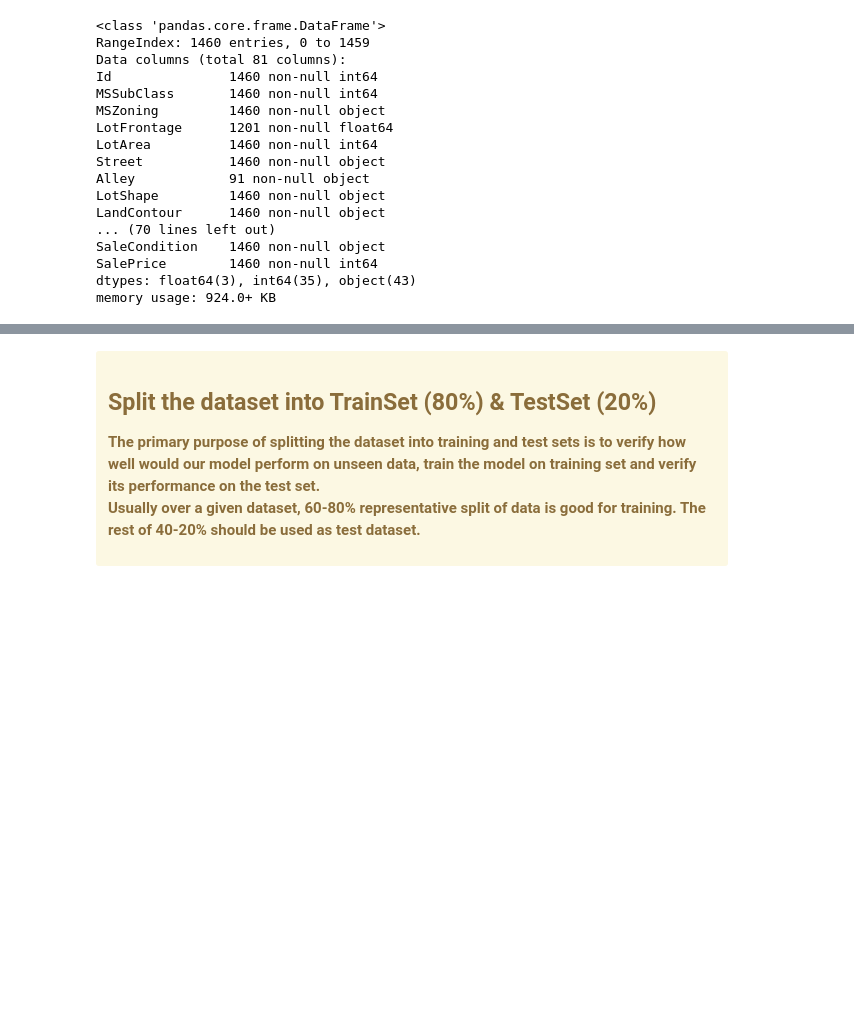
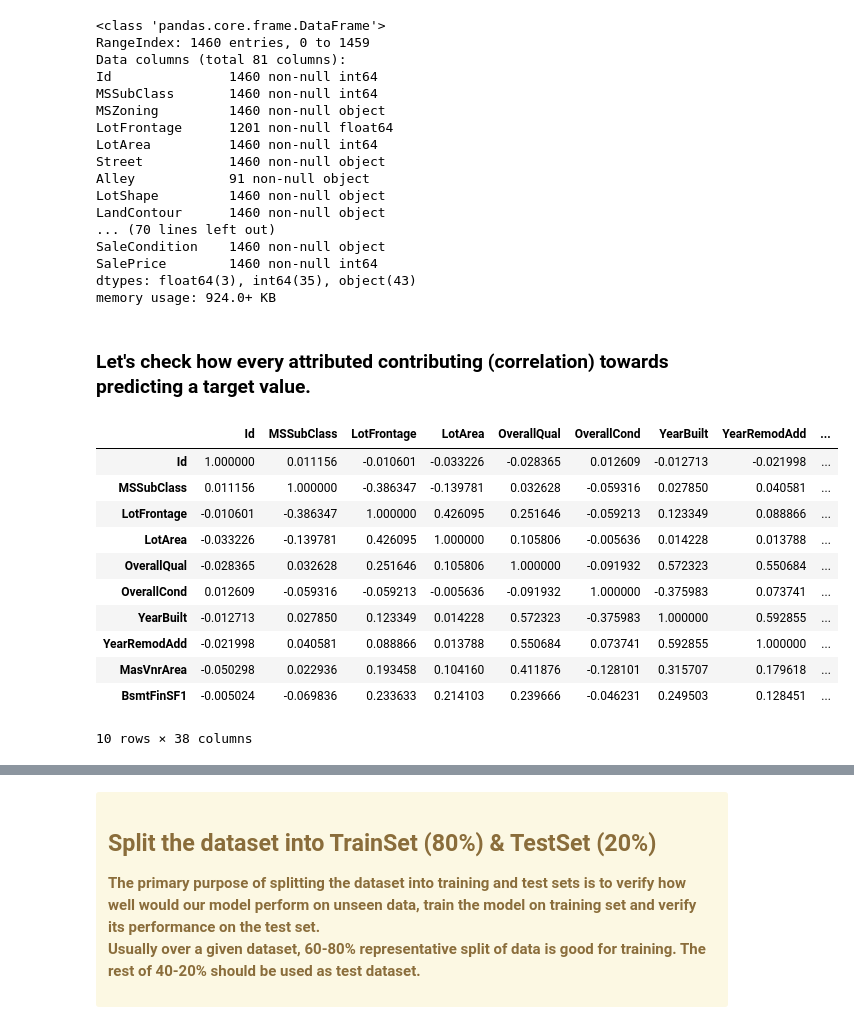
Before and after one commit to getpraveen/MySklearnML, a Jupyter notebook: Housing_price_demo_V0.1_by_Praveen.ipynb, the cells around one changed output, grey strips where cells are left out. Cells and saved outputs as stored; diff of their text form; code cells hidden in the pictures; blank space fills up the shorter version.

```diff
--- a/Housing_price_demo_V0.1_by_Praveen.ipynb
+++ b/Housing_price_demo_V0.1_by_Praveen.ipynb
@@ -82,3 +82,21 @@ SaleCondition    1460 non-null object
 SalePrice        1460 non-null int64
 dtypes: float64(3), int64(35), object(43)
 memory usage: 924.0+ KB
+# %% [markdown]
+### Let's check how every attributed contributing (correlation) towards predicting a target value.
+# %%
+h_data.corr().head(10) #What is mean by "Negative sign here?
+#What can be max or min value when we measure correlation?"
+# %% [output]
+|  | Id | MSSubClass | LotFrontage | LotArea | OverallQual | OverallCond | YearBuilt | YearRemodAdd | ... |
+| Id | 1.000000 | 0.011156 | -0.010601 | -0.033226 | -0.028365 | 0.012609 | -0.012713 | -0.021998 | ... |
+| MSSubClass | 0.011156 | 1.000000 | -0.386347 | -0.139781 | 0.032628 | -0.059316 | 0.027850 | 0.040581 | ... |
+| LotFrontage | -0.010601 | -0.386347 | 1.000000 | 0.426095 | 0.251646 | -0.059213 | 0.123349 | 0.088866 | ... |
+| LotArea | -0.033226 | -0.139781 | 0.426095 | 1.000000 | 0.105806 | -0.005636 | 0.014228 | 0.013788 | ... |
+| OverallQual | -0.028365 | 0.032628 | 0.251646 | 0.105806 | 1.000000 | -0.091932 | 0.572323 | 0.550684 | ... |
+| OverallCond | 0.012609 | -0.059316 | -0.059213 | -0.005636 | -0.091932 | 1.000000 | -0.375983 | 0.073741 | ... |
+| YearBuilt | -0.012713 | 0.027850 | 0.123349 | 0.014228 | 0.572323 | -0.375983 | 1.000000 | 0.592855 | ... |
+| YearRemodAdd | -0.021998 | 0.040581 | 0.088866 | 0.013788 | 0.550684 | 0.073741 | 0.592855 | 1.000000 | ... |
+| MasVnrArea | -0.050298 | 0.022936 | 0.193458 | 0.104160 | 0.411876 | -0.128101 | 0.315707 | 0.179618 | ... |
+| BsmtFinSF1 | -0.005024 | -0.069836 | 0.233633 | 0.214103 | 0.239666 | -0.046231 | 0.249503 | 0.128451 | ... |
+10 rows × 38 columns
```
Also changed, not shown: parts of 4 cells of this notebook.
